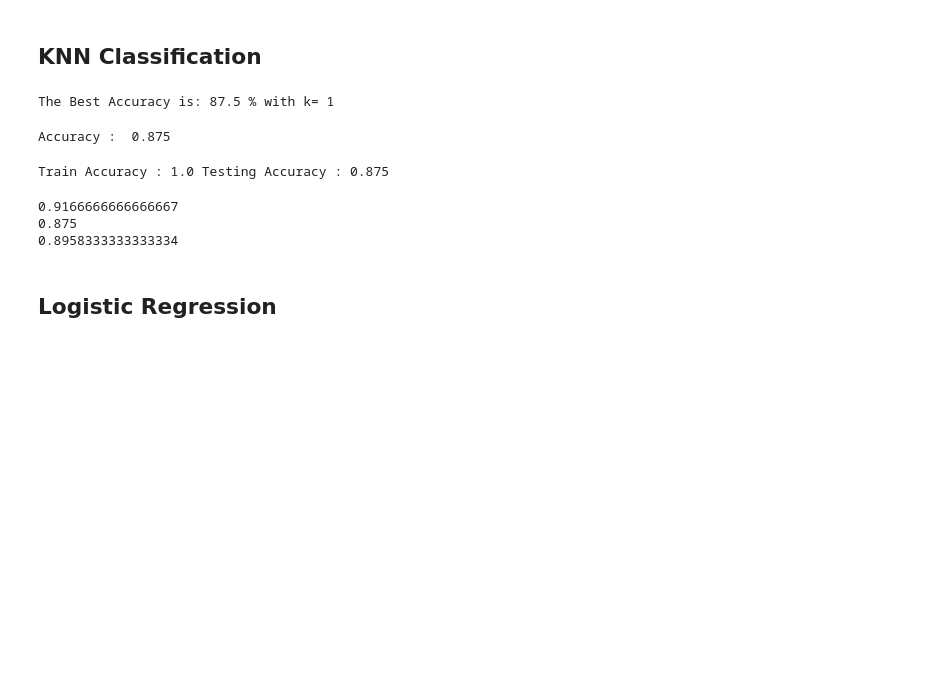
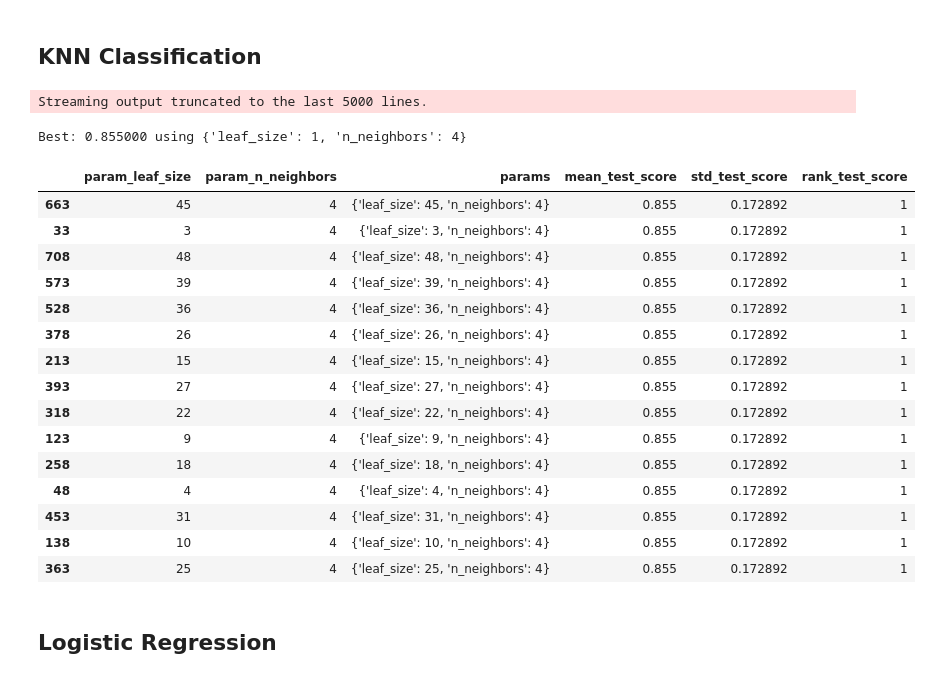
Before and after one commit to SohelRaja/Ensemble-Classifier-Model, a Jupyter notebook: Imbalanced Data with Same Ratio/EnsembleClassifier.ipynb, the cells around one changed output. Cells and saved outputs as stored; diff of their text form; code cells hidden in the pictures; blank space fills up the shorter version.

```diff
--- a/Imbalanced Data with Same Ratio/EnsembleClassifier.ipynb
+++ b/Imbalanced Data with Same Ratio/EnsembleClassifier.ipynb
@@ -192,25 +182,44 @@ for k in range(1,K):
-# %%
-print("The Best Accuracy is:",acc.max()*100,"% with k=",acc.argmax()+1)
-# %% [output]
-The Best Accuracy is: 87.5 % with k= 1
-# %%
-knn_model = KNeighborsClassifier(n_neighbors=1).fit(X_train,y_train)
-y_pred_knn = knn_model.predict(X_test)
-print("Accuracy : ",metrics.accuracy_score(y_test,y_pred_knn))
-# %% [output]
-Accuracy :  0.875
-# %%
-print("Train Accuracy :", knn_model.score(X_train, y_train), "Testing Accuracy :", knn_model.score(X_test, y_test))
-# %% [output]
-Train Accuracy : 1.0 Testing Accuracy : 0.875
-# %%
-from sklearn.metrics import precision_score
-print(precision_score(y_test, y_pred_knn, average='macro'))
-print(precision_score(y_test, y_pred_knn, average='micro'))
-print(precision_score(y_test, y_pred_knn, average='weighted'))
-# %% [output]
-0.9166666666666667
-0.875
-0.8958333333333334
+# %%
+from sklearn.model_selection import RepeatedStratifiedKFold
+from sklearn.model_selection import GridSearchCV
+from sklearn.neighbors import KNeighborsClassifier
+from sklearn import metrics
+
+clf_knn = KNeighborsClassifier()
+
+hyperparameters_knn = {
+    'leaf_size': list(range(1,50)),
+    'n_neighbors': list(range(1,16))
+}
+
+cv = RepeatedStratifiedKFold(n_splits=10, n_repeats=3, random_state=1)
+
+gs_knn = GridSearchCV(clf_knn, param_grid=hyperparameters_knn, cv=cv)
+gs_knn_result = gs_knn.fit(X_train, y_train)
+
+print("Best: %f using %s" % (gs_knn_result.best_score_, gs_knn_result.best_params_))
+# %% [output]
+Streaming output truncated to the last 5000 lines.
+Best: 0.855000 using {'leaf_size': 1, 'n_neighbors': 4}
+# %%
+df_knn_result = pd.DataFrame(gs_knn.cv_results_)
+df_knn_result[['param_leaf_size','param_n_neighbors','params','mean_test_score','std_test_score','rank_test_score']].sort_values('rank_test_score').head(15)
+# %% [output]
+|  | param_leaf_size | param_n_neighbors | params | mean_test_score | std_test_score | rank_test_score |
+| 663 | 45 | 4 | {'leaf_size': 45, 'n_neighbors': 4} | 0.855 | 0.172892 | 1 |
+| 33 | 3 | 4 | {'leaf_size': 3, 'n_neighbors': 4} | 0.855 | 0.172892 | 1 |
+| 708 | 48 | 4 | {'leaf_size': 48, 'n_neighbors': 4} | 0.855 | 0.172892 | 1 |
+| 573 | 39 | 4 | {'leaf_size': 39, 'n_neighbors': 4} | 0.855 | 0.172892 | 1 |
+| 528 | 36 | 4 | {'leaf_size': 36, 'n_neighbors': 4} | 0.855 | 0.172892 | 1 |
+| 378 | 26 | 4 | {'leaf_size': 26, 'n_neighbors': 4} | 0.855 | 0.172892 | 1 |
+| 213 | 15 | 4 | {'leaf_size': 15, 'n_neighbors': 4} | 0.855 | 0.172892 | 1 |
+| 393 | 27 | 4 | {'leaf_size': 27, 'n_neighbors': 4} | 0.855 | 0.172892 | 1 |
+| 318 | 22 | 4 | {'leaf_size': 22, 'n_neighbors': 4} | 0.855 | 0.172892 | 1 |
+| 123 | 9 | 4 | {'leaf_size': 9, 'n_neighbors': 4} | 0.855 | 0.172892 | 1 |
+| 258 | 18 | 4 | {'leaf_size': 18, 'n_neighbors': 4} | 0.855 | 0.172892 | 1 |
+| 48 | 4 | 4 | {'leaf_size': 4, 'n_neighbors': 4} | 0.855 | 0.172892 | 1 |
+| 453 | 31 | 4 | {'leaf_size': 31, 'n_neighbors': 4} | 0.855 | 0.172892 | 1 |
+| 138 | 10 | 4 | {'leaf_size': 10, 'n_neighbors': 4} | 0.855 | 0.172892 | 1 |
+| 363 | 25 | 4 | {'leaf_size': 25, 'n_neighbors': 4} | 0.855 | 0.172892 | 1 |
 # %% [markdown]
 ## Logistic Regression
```
Also changed, not shown: parts of 8 cells of this notebook.
